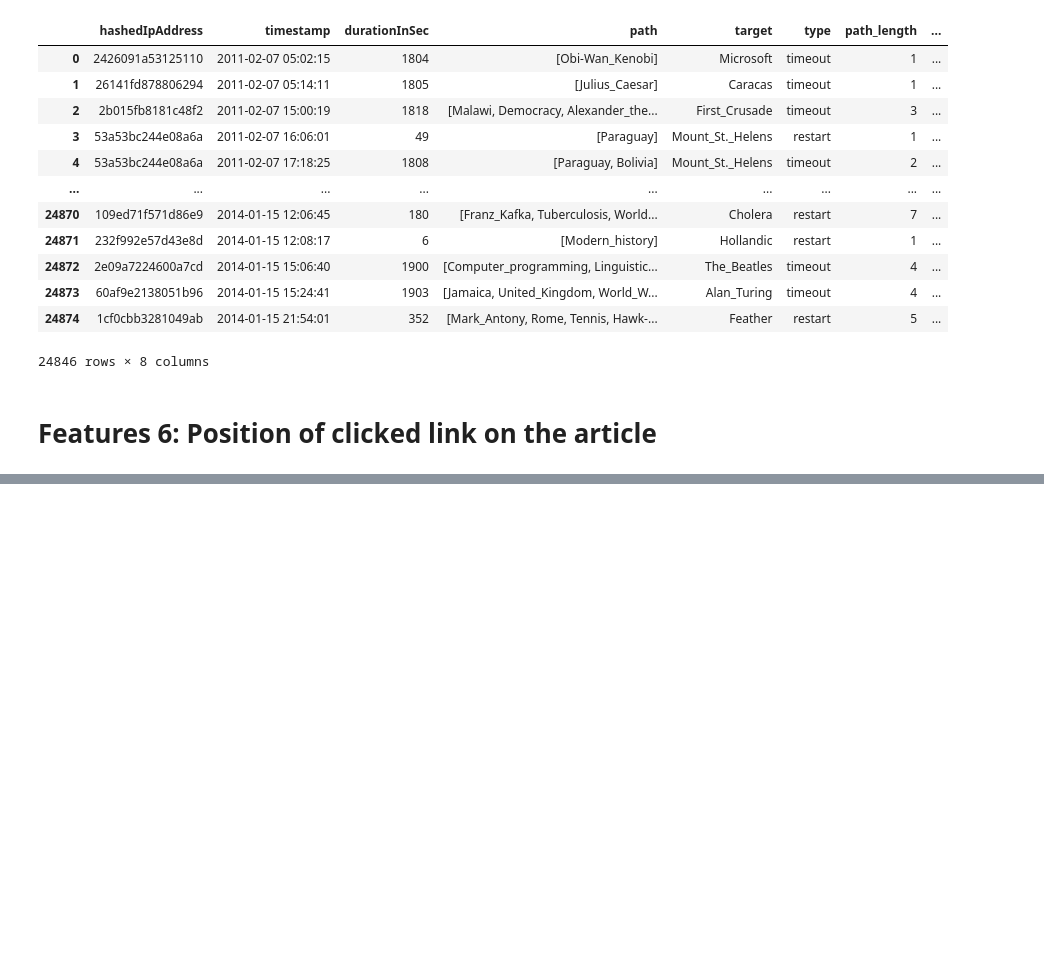
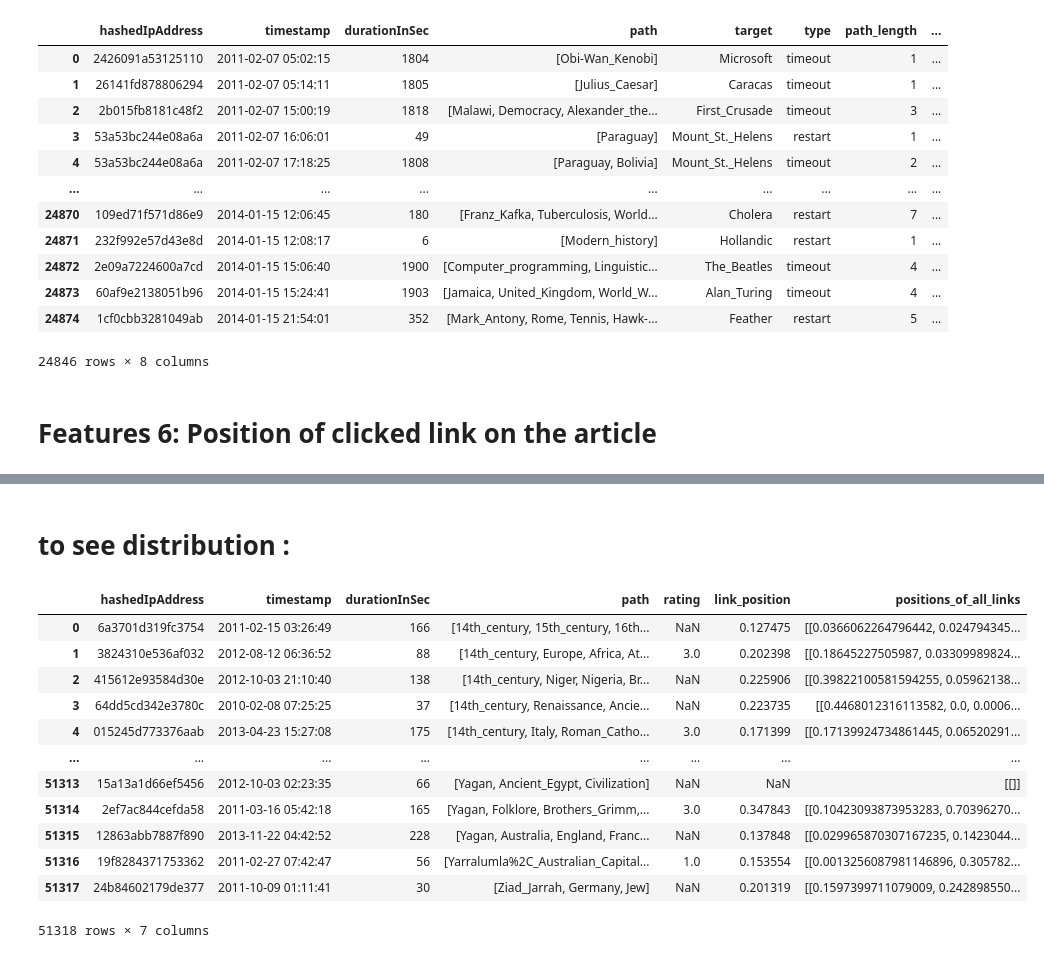
Before and after one commit to epfl-ada/ada-2023-project-adamants, a Jupyter notebook: p3_code/feature_26_tests.ipynb, the cells around one changed output, grey strips where cells are left out. Cells and saved outputs as stored; diff of their text form; code cells hidden in the pictures; blank space fills up the shorter version.

```diff
--- a/p3_code/feature_26_tests.ipynb
+++ b/p3_code/feature_26_tests.ipynb
@@ -74,0 +81,24 @@ Length: 172072, dtype: float64
+# %% [markdown]
+# to see distribution :
+# %%
+df['positions_of_all_links'] = pd.Series(dtype='object')
+#  Transform next link positions (remove zeros and plug into dataframe for each path)
+for i in tqdm(range(len(next_link_position))):
+    df['positions_of_all_links'][i] = [np.trim_zeros(next_link_position[i,:])]
+    #df['positions_of_all_links'][i] = [(next_link_position[i,:])]
+
+df
+# %% [output]
+|  | hashedIpAddress | timestamp | durationInSec | path | rating | link_position | positions_of_all_links |
+| 0 | 6a3701d319fc3754 | 2011-02-15 03:26:49 | 166 | [14th_century, 15th_century, 16th... | NaN | 0.127475 | [[0.0366062264796442, 0.024794345... |
+| 1 | 3824310e536af032 | 2012-08-12 06:36:52 | 88 | [14th_century, Europe, Africa, At... | 3.0 | 0.202398 | [[0.18645227505987, 0.03309989824... |
+| 2 | 415612e93584d30e | 2012-10-03 21:10:40 | 138 | [14th_century, Niger, Nigeria, Br... | NaN | 0.225906 | [[0.39822100581594255, 0.05962138... |
+| 3 | 64dd5cd342e3780c | 2010-02-08 07:25:25 | 37 | [14th_century, Renaissance, Ancie... | NaN | 0.223735 | [[0.4468012316113582, 0.0, 0.0006... |
+| 4 | 015245d773376aab | 2013-04-23 15:27:08 | 175 | [14th_century, Italy, Roman_Catho... | 3.0 | 0.171399 | [[0.17139924734861445, 0.06520291... |
+| ... | ... | ... | ... | ... | ... | ... | ... |
+| 51313 | 15a13a1d66ef5456 | 2012-10-03 02:23:35 | 66 | [Yagan, Ancient_Egypt, Civilization] | NaN | NaN | [[]] |
+| 51314 | 2ef7ac844cefda58 | 2011-03-16 05:42:18 | 165 | [Yagan, Folklore, Brothers_Grimm,... | 3.0 | 0.347843 | [[0.10423093873953283, 0.70396270... |
+| 51315 | 12863abb7887f890 | 2013-11-22 04:42:52 | 228 | [Yagan, Australia, England, Franc... | NaN | 0.137848 | [[0.029965870307167235, 0.1423044... |
+| 51316 | 19f8284371753362 | 2011-02-27 07:42:47 | 56 | [Yarralumla%2C_Australian_Capital... | 1.0 | 0.153554 | [[0.0013256087981146896, 0.305782... |
+| 51317 | 24b84602179de377 | 2011-10-09 01:11:41 | 30 | [Ziad_Jarrah, Germany, Jew] | NaN | 0.201319 | [[0.1597399711079009, 0.242898550... |
+51318 rows × 7 columns
```
Also changed, not shown: parts of 6 cells of this notebook, 1 other file.
